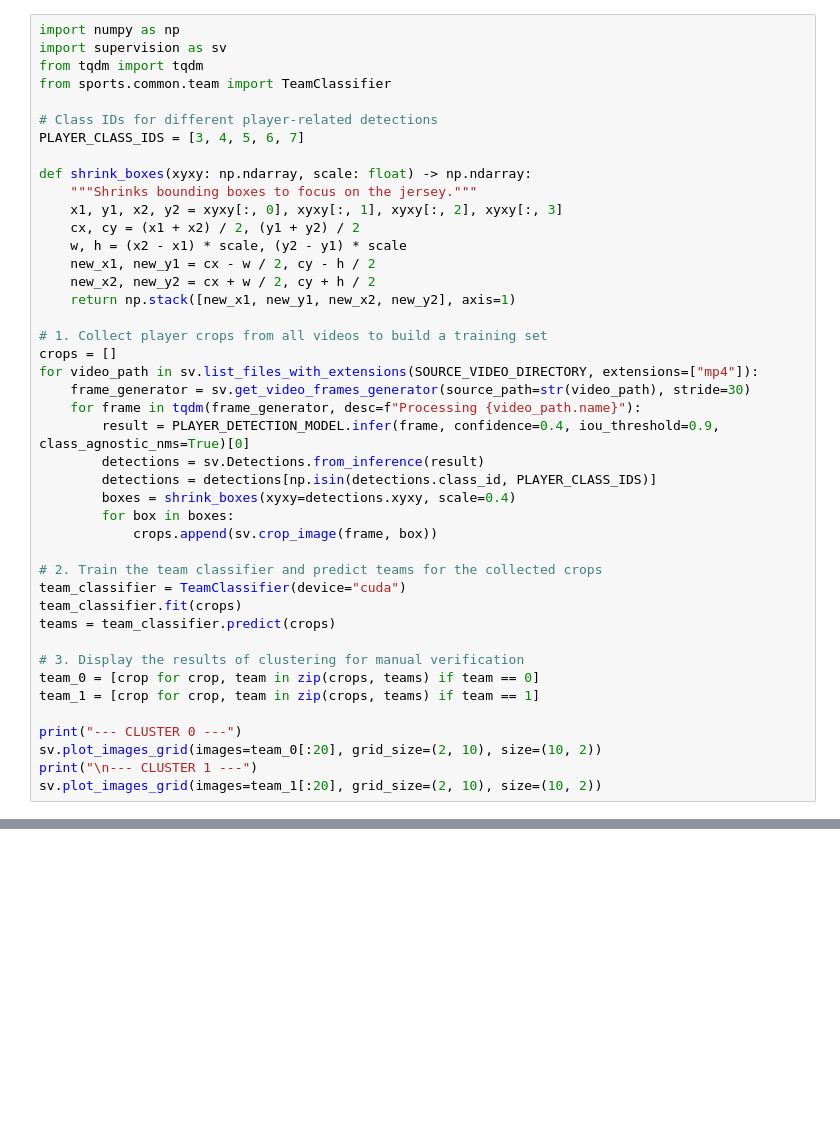
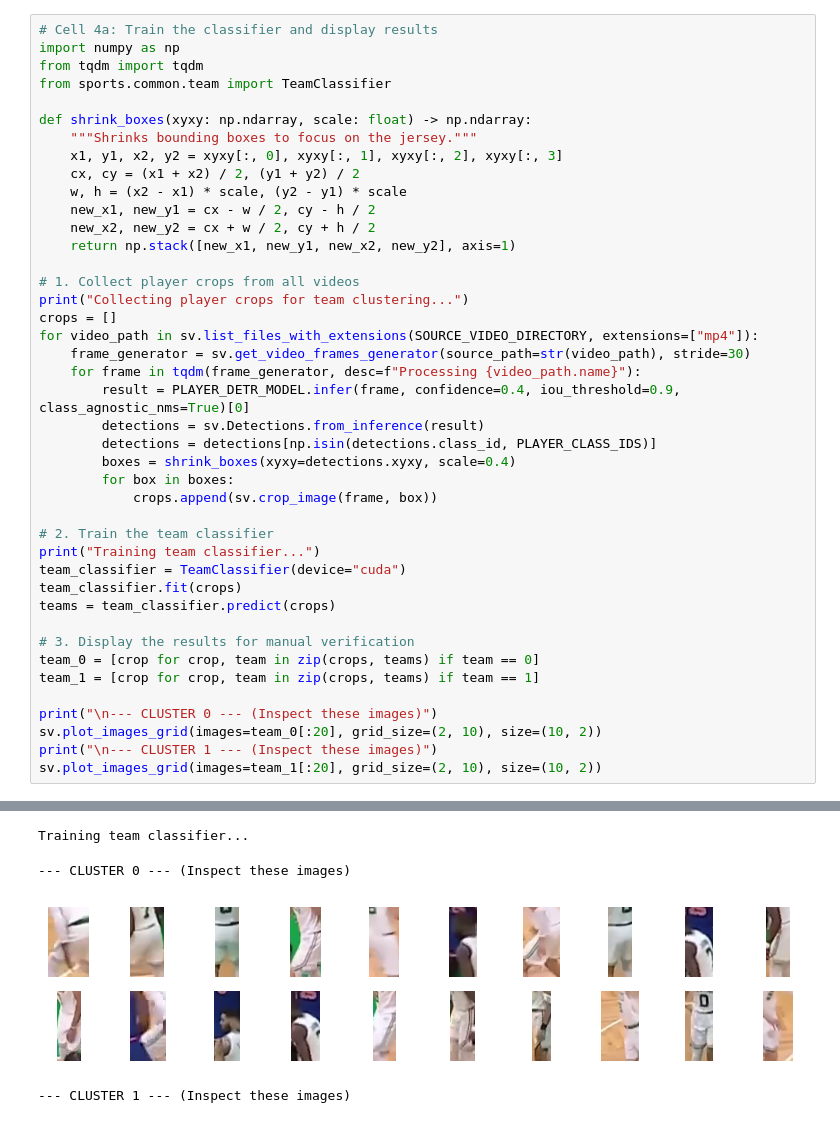
Before and after one commit to arzhrd/Basketball-Player-Detail-Using-Computer-Vision, a Jupyter notebook: Basketball_AI.ipynb, the cells around one changed output, grey strips where cells are left out. Saved outputs shown, nothing was run; the diff lists cells and outputs as text; blank space fills up the shorter version.

```diff
--- a/Basketball_AI.ipynb
+++ b/Basketball_AI.ipynb
@@ -118,11 +291,8 @@ print("\n✅ All models loaded successfully.")
 # %%
+# Cell 4a: Train the classifier and display results
 import numpy as np
-import supervision as sv
 from tqdm import tqdm
 from sports.common.team import TeamClassifier
-
-# Class IDs for different player-related detections
-PLAYER_CLASS_IDS = [3, 4, 5, 6, 7]
 
 def shrink_boxes(xyxy: np.ndarray, scale: float) -> np.ndarray:
     """Shrinks bounding boxes to focus on the jersey."""
@@ -133,28 +303,31 @@ def shrink_boxes(xyxy: np.ndarray, scale: float) -> np.ndarray:
     new_x2, new_y2 = cx + w / 2, cy + h / 2
     return np.stack([new_x1, new_y1, new_x2, new_y2], axis=1)
 
-# 1. Collect player crops from all videos to build a training set
+# 1. Collect player crops from all videos
+print("Collecting player crops for team clustering...")
 crops = []
 for video_path in sv.list_files_with_extensions(SOURCE_VIDEO_DIRECTORY, extensions=["mp4"]):
     frame_generator = sv.get_video_frames_generator(source_path=str(video_path), stride=30)
     for frame in tqdm(frame_generator, desc=f"Processing {video_path.name}"):
-        result = PLAYER_DETECTION_MODEL.infer(frame, confidence=0.4, iou_threshold=0.9, class_agnostic_nms=True)[0]
+        result = PLAYER_DETR_MODEL.infer(frame, confidence=0.4, iou_threshold=0.9, class_agnostic_nms=True)[0]
         detections = sv.Detections.from_inference(result)
         detections = detections[np.isin(detections.class_id, PLAYER_CLASS_IDS)]
         boxes = shrink_boxes(xyxy=detections.xyxy, scale=0.4)
         for box in boxes:
             crops.append(sv.crop_image(frame, box))
 
-# 2. Train the team classifier and predict teams for the collected crops
+# 2. Train the team classifier
+print("Training team classifier...")
 team_classifier = TeamClassifier(device="cuda")
 team_classifier.fit(crops)
 teams = team_classifier.predict(crops)
 
-# 3. Display the results of clustering for manual verification
+# 3. Display the results for manual verification
 team_0 = [crop for crop, team in zip(crops, teams) if team == 0]
 team_1 = [crop for crop, team in zip(crops, teams) if team == 1]
 
-print("--- CLUSTER 0 ---")
+print("\n--- CLUSTER 0 --- (Inspect these images)")
 sv.plot_images_grid(images=team_0[:20], grid_size=(2, 10), size=(10, 2))
-print("\n--- CLUSTER 1 ---")
+print("\n--- CLUSTER 1 --- (Inspect these images)")
 sv.plot_images_grid(images=team_1[:20], grid_size=(2, 10), size=(10, 2))
+# %% [output]
@@ -160,0 +335,4 @@ sv.plot_images_grid(images=team_1[:20], grid_size=(2, 10), size=(10, 2))
+Training team classifier...
+--- CLUSTER 0 --- (Inspect these images)
+[figure, added]
+--- CLUSTER 1 --- (Inspect these images)
```
Also changed, not shown: parts of 12 cells of this notebook.
